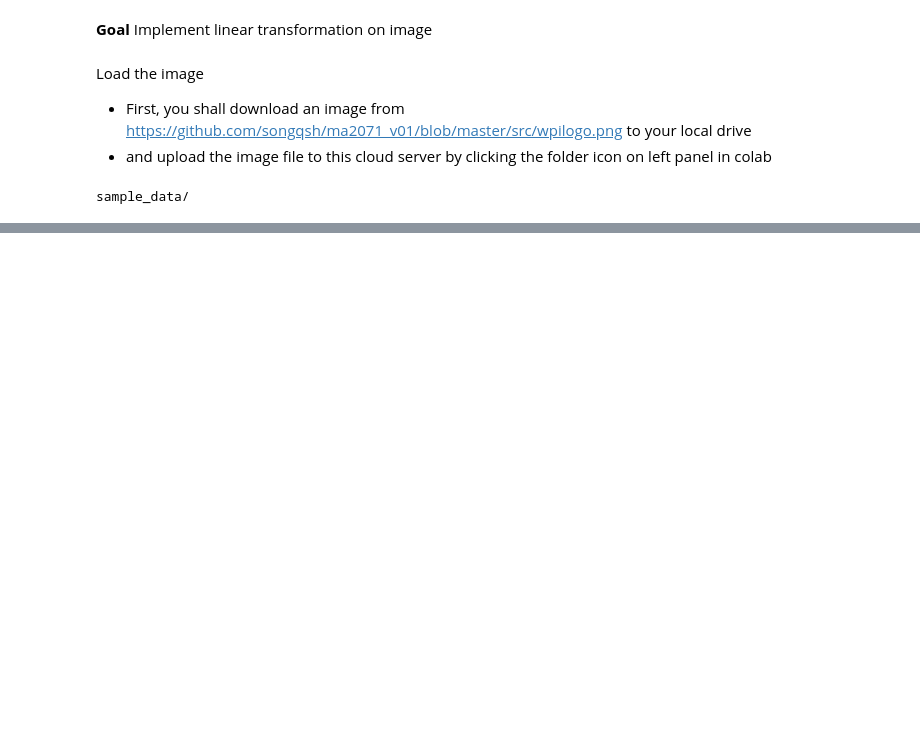
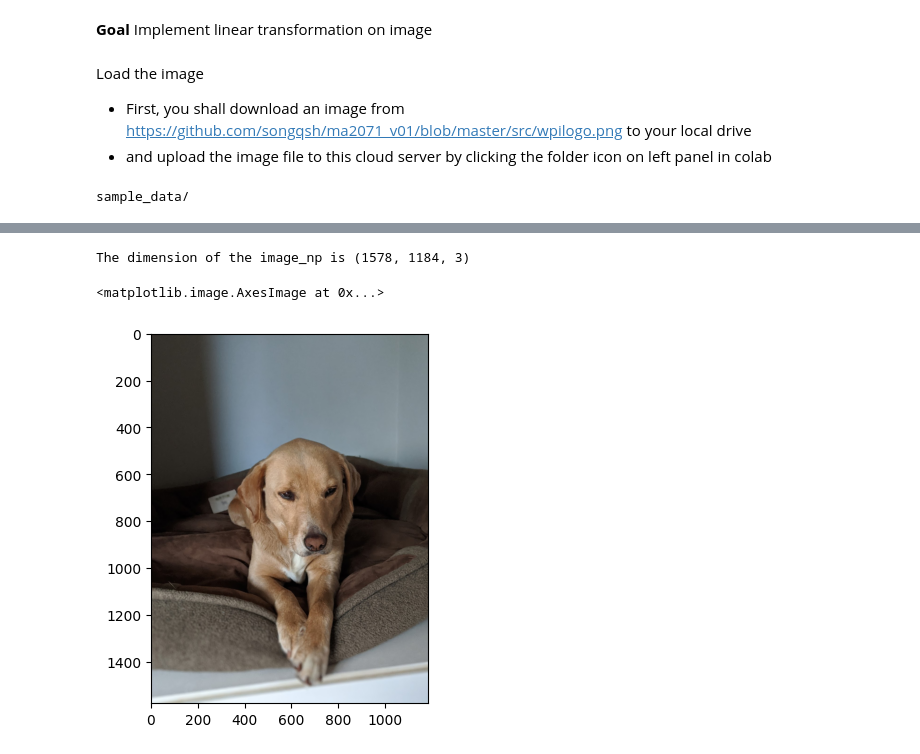
Before and after one commit to GabrielTayl0r/hello-world, a Jupyter notebook: src/image_transform_pil.ipynb, the cells around one changed output, grey strips where cells are left out. Cells and saved outputs as stored; diff of their text form; code cells hidden in the pictures; blank space fills up the shorter version.

```diff
--- a/src/image_transform_pil.ipynb
+++ b/src/image_transform_pil.ipynb
@@ -80,0 +89,35 @@ The dimension of the image_np is (400, 400, 3)
+# %%
+# Convert the image as a numpy array
+image_0_np = np.array(image_0)
+print(f'The dimension of the image_np is {image_0_np.shape}')
+# Define the transformatin matrices
+T1 = np.array([
+    [0.5, 0],
+    [0, 0.5]
+])
+T2 = np.array([
+    [-3/5, 4/5],
+    [4/5, 3/5]
+])
+T3 = np.array([
+    [3/5, -4/5],
+    [-4/5, -3/5]
+])
+T = np.array([
+    [0, 0.25],
+    [1, 0]
+])
+
+Tin = np.array([
+    [0, 1],
+    [4, 0]
+])
+T4 = np.array([
+    [-1, 0],
+    [0, -1]
+])
+plt.imshow(image_0)
+# %% [output]
+The dimension of the image_np is (1578, 1184, 3)
+<matplotlib.image.AxesImage at 0x...>
+[figure, added]
```
Also changed, not shown: parts of 11 cells of this notebook.
